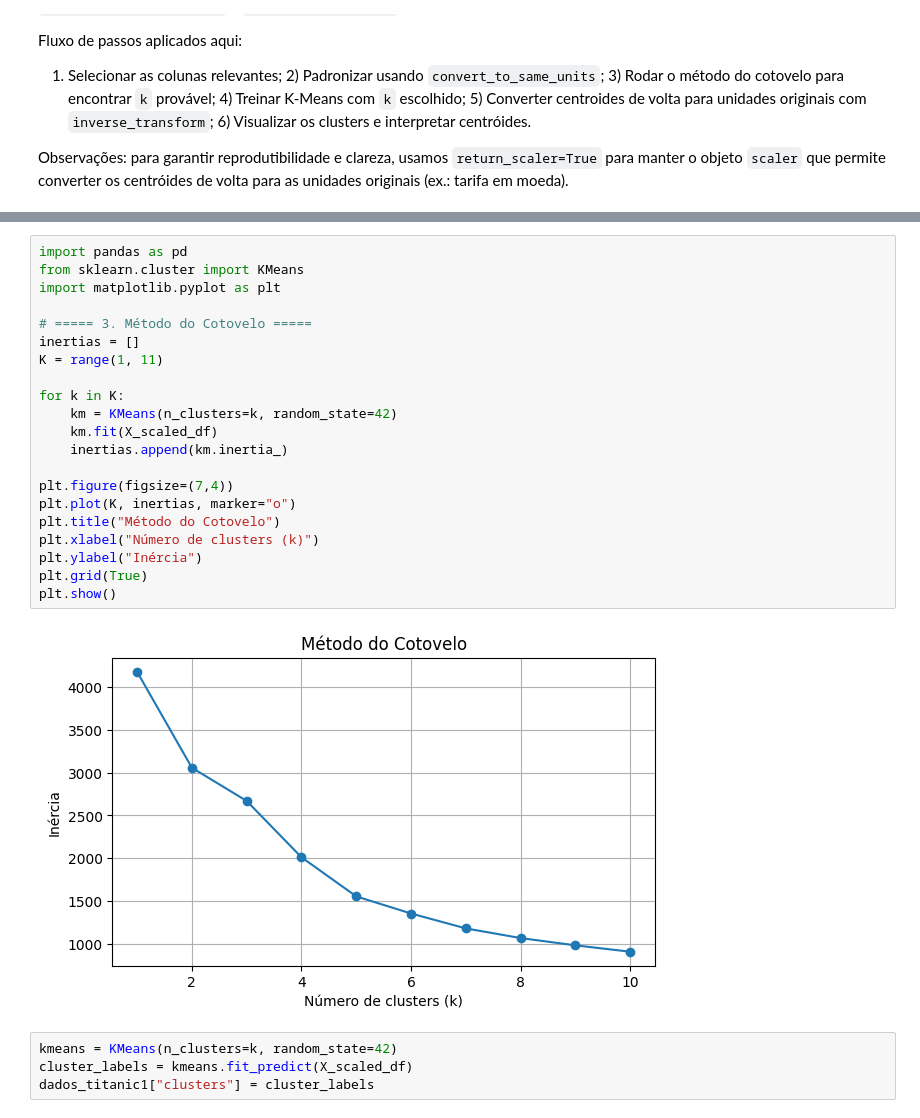
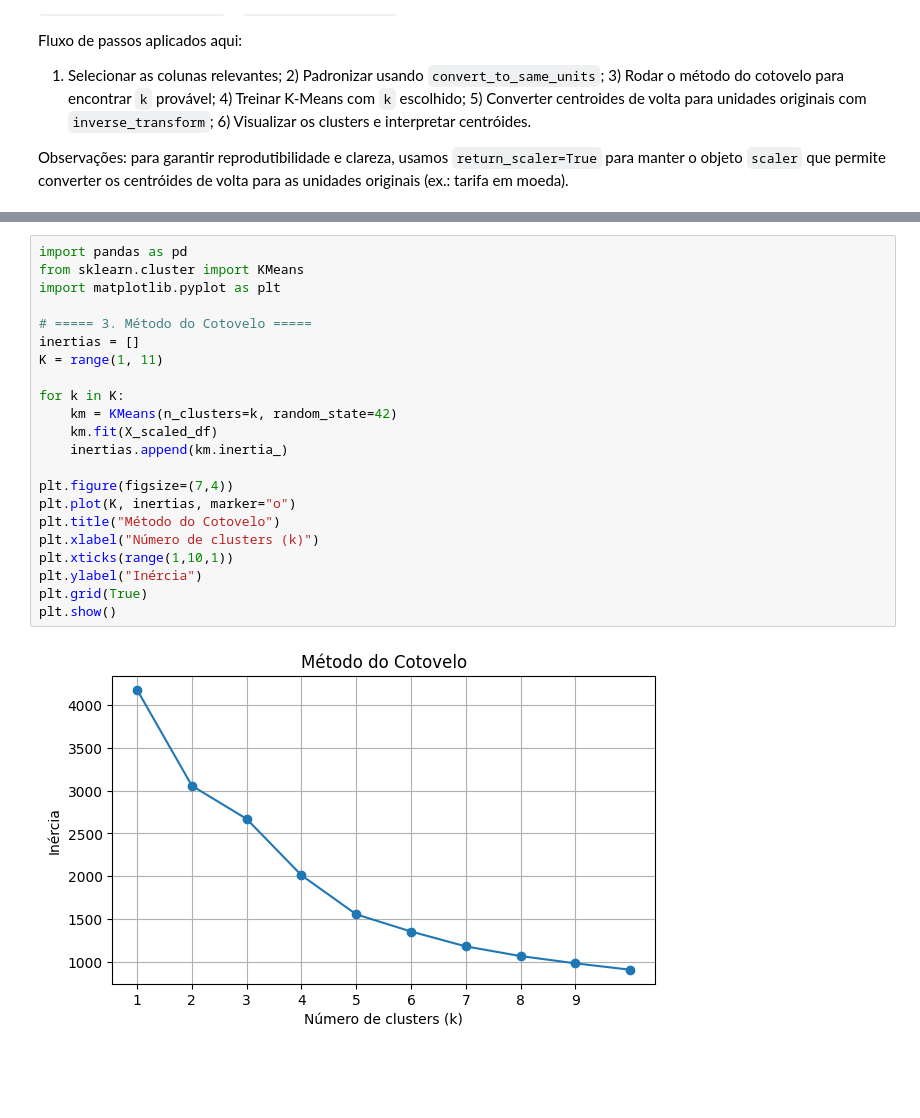
Before and after one commit to Fabiano01EST/Python-Aplication-Data-Base-Titanic, a Jupyter notebook: aplicação_pyhton.ipynb, the cells around one changed output, grey strips where cells are left out. Cells and saved outputs as stored; diff of their text form; blank space fills up the shorter version.

```diff
--- a/aplicação_pyhton.ipynb
+++ b/aplicação_pyhton.ipynb
@@ -427,27 +401,24 @@ Observações: para garantir reprodutibilidade e clareza, usamos `return_scaler=
 # %%
 import pandas as pd
 from sklearn.cluster import KMeans
 import matplotlib.pyplot as plt
 
 # ===== 3. Método do Cotovelo =====
 inertias = []
 K = range(1, 11)
 
 for k in K:
     km = KMeans(n_clusters=k, random_state=42)
     km.fit(X_scaled_df)
     inertias.append(km.inertia_)
 
 plt.figure(figsize=(7,4))
 plt.plot(K, inertias, marker="o")
 plt.title("Método do Cotovelo")
 plt.xlabel("Número de clusters (k)")
+plt.xticks(range(1,10,1))
 plt.ylabel("Inércia")
 plt.grid(True)
 plt.show()
 # %% [output]
-[figure, old version]
+[figure, new version]
-# %%
-kmeans = KMeans(n_clusters=k, random_state=42)
-cluster_labels = kmeans.fit_predict(X_scaled_df)
-dados_titanic1["clusters"] = cluster_labels
```
Also changed, not shown: parts of 13 cells of this notebook.
